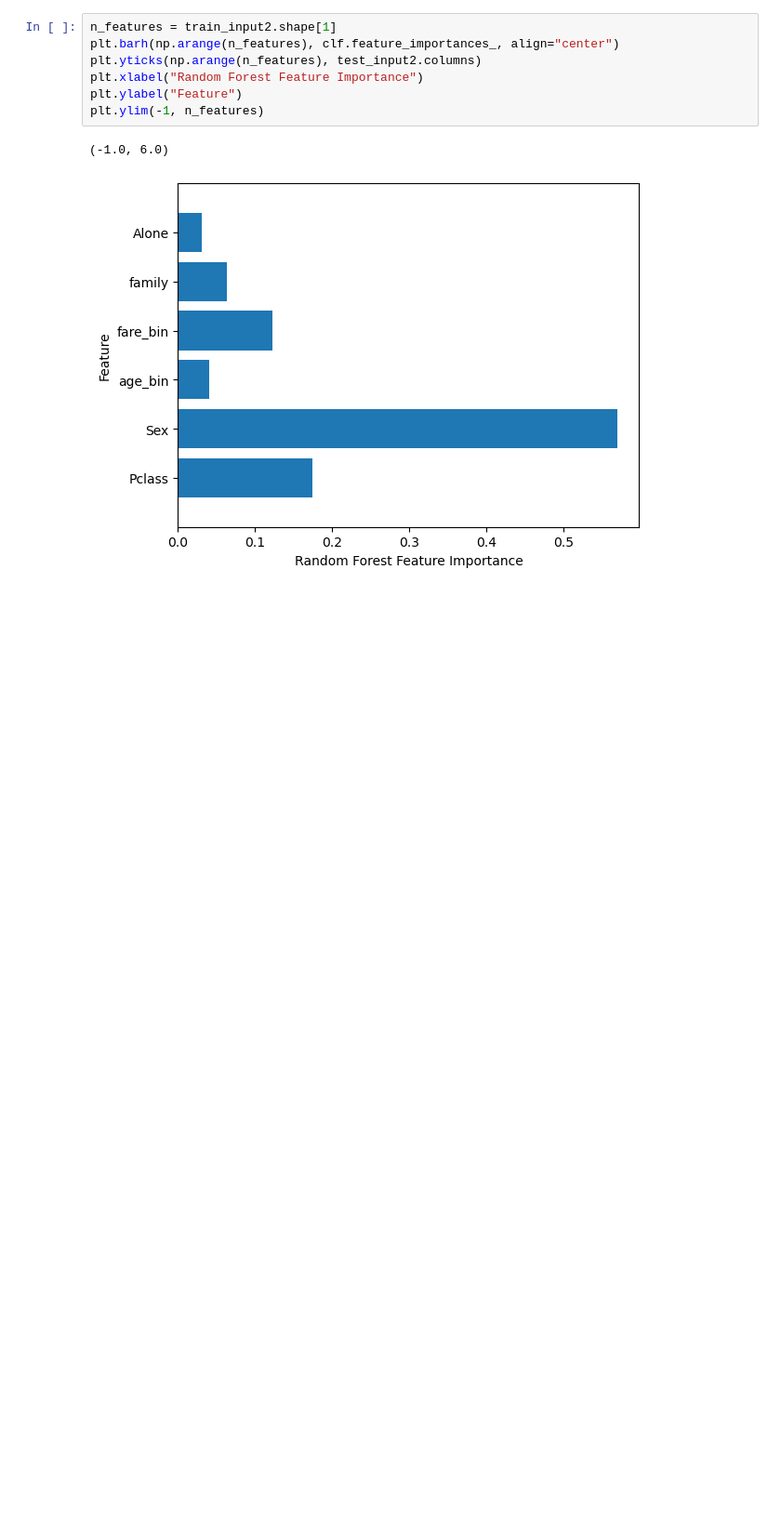
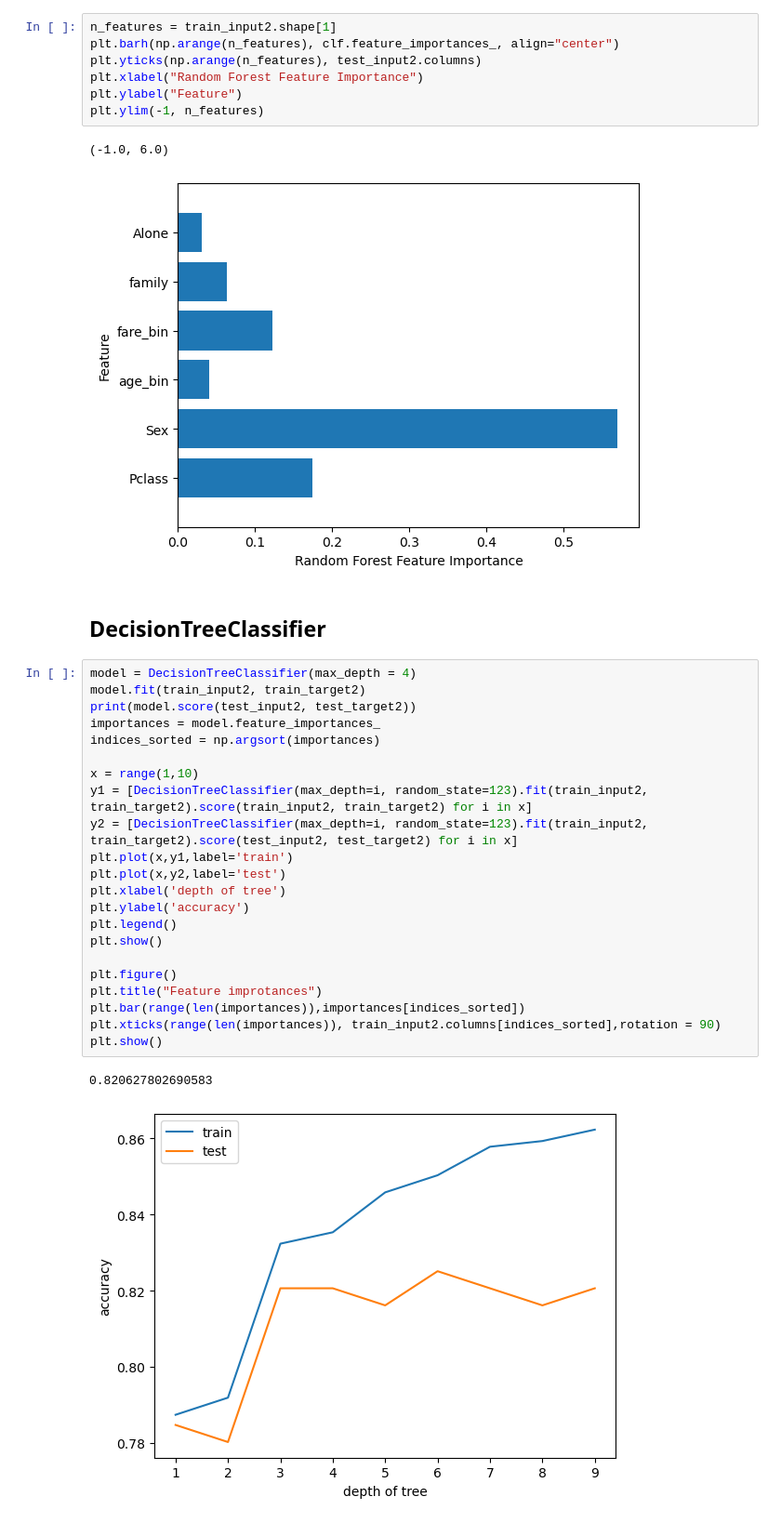
Before and after one commit to seoyoung927/data_mining, a Jupyter notebook: titanic/titanic.ipynb, the cells around one changed output. Shown: that part at 93% size. Cells and saved outputs as stored; diff of their text form; blank space fills up the shorter version.

```diff
--- a/titanic/titanic.ipynb
+++ b/titanic/titanic.ipynb
@@ -217,3 +218,30 @@ plt.ylim(-1, n_features)
 # %% [output]
 (-1.0, 6.0)
 [figure]
+# %% [markdown]
+## DecisionTreeClassifier
+# %%
+model = DecisionTreeClassifier(max_depth = 4)
+model.fit(train_input2, train_target2)
+print(model.score(test_input2, test_target2))
+importances = model.feature_importances_
+indices_sorted = np.argsort(importances)
+
+x = range(1,10)
+y1 = [DecisionTreeClassifier(max_depth=i, random_state=123).fit(train_input2, train_target2).score(train_input2, train_target2) for i in x]
+y2 = [DecisionTreeClassifier(max_depth=i, random_state=123).fit(train_input2, train_target2).score(test_input2, test_target2) for i in x]
+plt.plot(x,y1,label='train')
+plt.plot(x,y2,label='test')
+plt.xlabel('depth of tree')
+plt.ylabel('accuracy')
+plt.legend()
+plt.show()
+
+plt.figure()
+plt.title("Feature improtances")
+plt.bar(range(len(importances)),importances[indices_sorted])
+plt.xticks(range(len(importances)), train_input2.columns[indices_sorted],rotation = 90)
+plt.show()
+# %% [output]
+0.820627802690583
+[figure, added]
```
Also changed, not shown: parts of 2 cells of this notebook.
